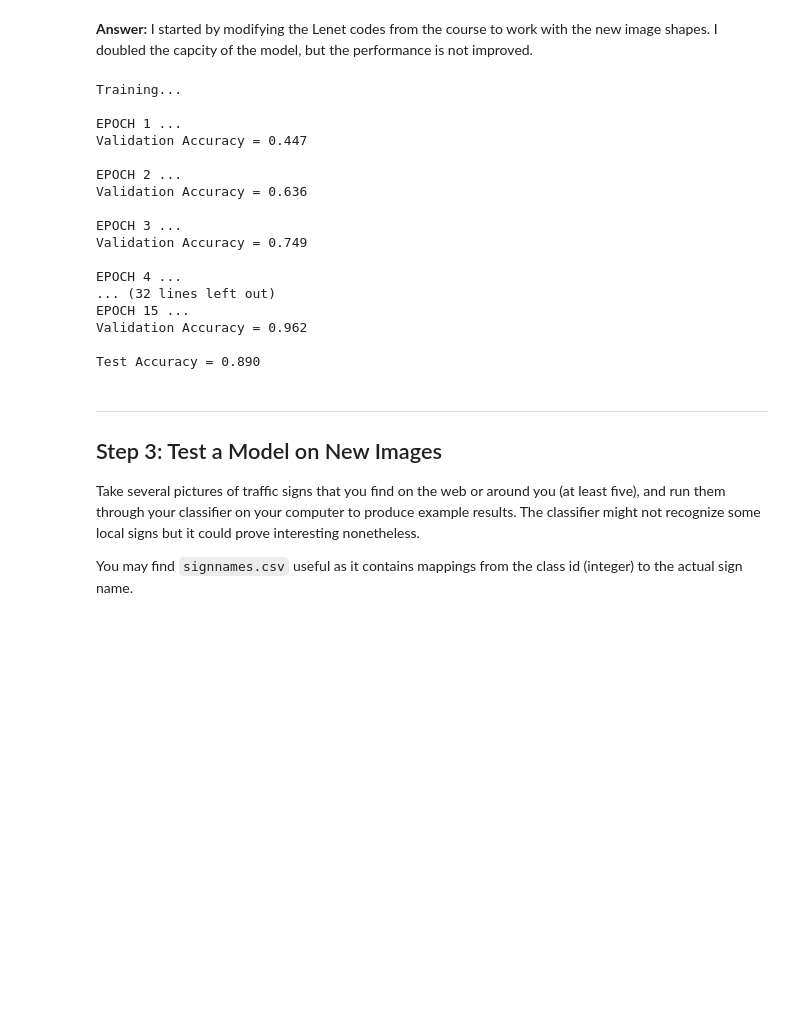
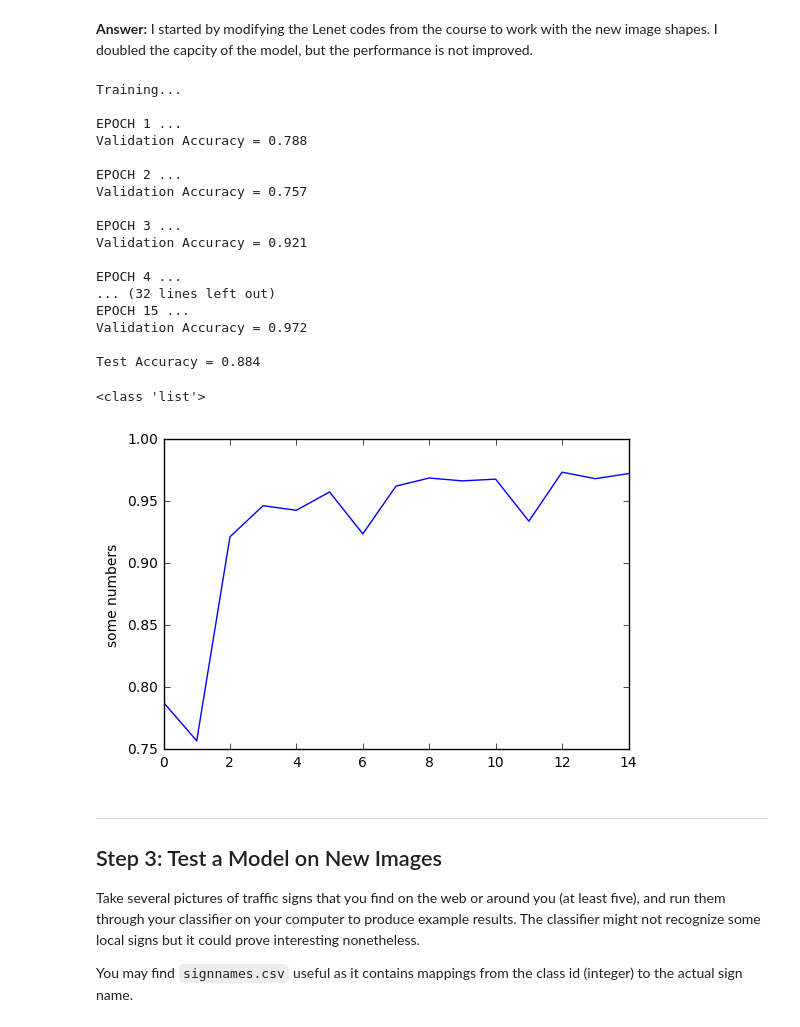
Before and after one commit to Baozhang-Ren/CarND-Traffic-Sign-Classifier-Project, a Jupyter notebook: Traffic_Sign_Classifier.ipynb, the cells around one changed output. Cells and saved outputs as stored; diff of their text form; code cells hidden in the pictures; blank space fills up the shorter version.

```diff
--- a/Traffic_Sign_Classifier.ipynb
+++ b/Traffic_Sign_Classifier.ipynb
@@ -223,7 +223,7 @@ def LeNet(x):
     fc0   = flatten(conv2)
 
     # SOLUTION: Layer 3: Fully Connected. Input = 800. Output = 240.
-    fc1_W = tf.Variable(tf.truncated_normal(shape=(3456, 240), mean = mu, stddev = sigma))
+    fc1_W = tf.Variable(tf.truncated_normal(shape=(1152, 240), mean = mu, stddev = sigma))
     fc1_b = tf.Variable(tf.zeros(240))
     fc1   = tf.matmul(fc0, fc1_W) + fc1_b
 
@@ -303,7 +303,7 @@ def evaluate(X_data, y_data):
 # %%
 ### Train your model here.
 ### Feel free to use as many code cells as needed.
-
+ValidationAccuracy  =[]
 from sklearn.utils import shuffle
 with tf.Session() as sess:
     sess.run(tf.global_variables_initializer())
@@ -322,6 +322,7 @@ with tf.Session() as sess:
             sess.run(training_operation, feed_dict={x: batch_x, y: batch_y})
 
         validation_accuracy = evaluate(X_validation, y_validation)
+        ValidationAccuracy.append(validation_accuracy)
         print("EPOCH {} ...".format(i+1))
         print("Validation Accuracy = {:.3f}".format(validation_accuracy))
         print()
@@ -334,20 +335,29 @@ with tf.Session() as sess:
 Training...
 
 EPOCH 1 ...
-Validation Accuracy = 0.447
+Validation Accuracy = 0.788
 
 EPOCH 2 ...
-Validation Accuracy = 0.636
+Validation Accuracy = 0.757
 
 EPOCH 3 ...
-Validation Accuracy = 0.749
+Validation Accuracy = 0.921
 
 EPOCH 4 ...
 ... (32 lines left out)
 EPOCH 15 ...
-Validation Accuracy = 0.962
+Validation Accuracy = 0.972
 
-Test Accuracy = 0.890
+Test Accuracy = 0.884
+# %%
+import matplotlib.pyplot as plt
+print(type(ValidationAccuracy))
+plt.plot(ValidationAccuracy)
+plt.ylabel('some numbers')
+plt.show()
+# %% [output]
+<class 'list'>
+[figure, added]
 # %% [markdown]
 ---
 
```
Also changed, not shown: parts of 6 cells of this notebook, 46 other files.
